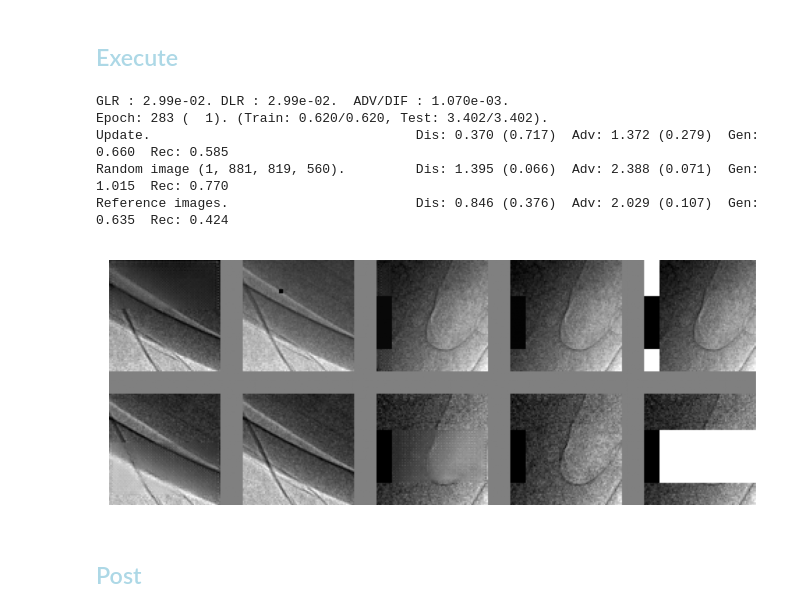
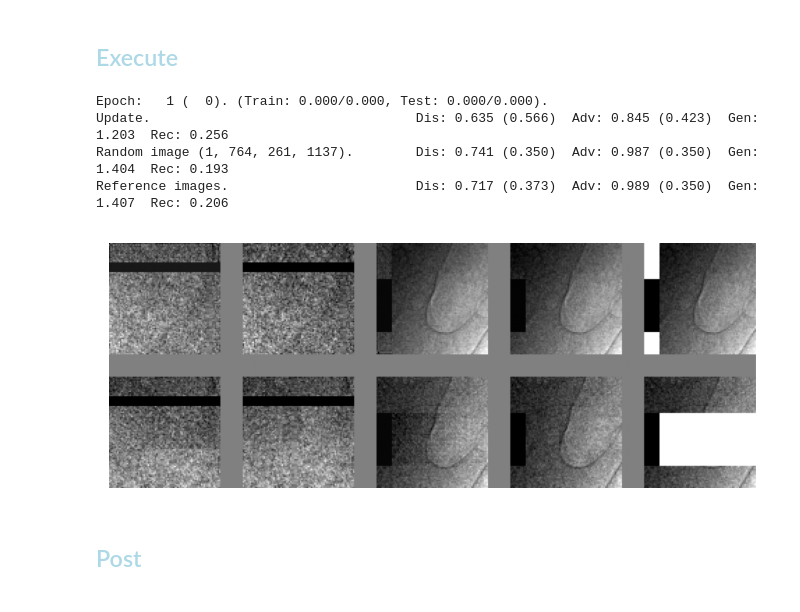
Before and after one commit to antonmx/shiftpatch, a Jupyter notebook: shiftpatch_dj1.ipynb, the cells around one changed output. Saved outputs shown, nothing was run; the diff lists cells and outputs as text; code cells hidden in the pictures.

```diff
--- a/shiftpatch_dj1.ipynb
+++ b/shiftpatch_dj1.ipynb
@@ -27,7 +30,7 @@ sg.TCfg = sg.TCfgClass(
      exec = 1
     ,nofEpochs = None
     ,latentDim = 64
-    ,batchSize = 2**10
+    ,batchSize = 2**8
     ,batchSplit = 2**0
     ,loaderWorkers = 16
     ,labelSmoothFac = 0.1 # For Fake labels (or set to 0.0 for no smoothing).
@@ -57,5 +60,9 @@ sg.showMe(sg.testSet)
 # %% [markdown]
 ## <font style="color:lightblue">Models</font>
+# %%
+sg.batchNormOpt = { #"track_running_stats" : False,
+                    #"momentum" : 0.5,
+                  }
 # %% [markdown]
 ### <font style="color:lightblue">Generator</font>
 # %%
@@ -182,8 +256,7 @@ sg.optimizer_D = sg.createOptimizer(sg.discriminator, sg.TCfg.learningRateD)
 ## Loss
 # %%
 sg.noAdv = False
-#sg.testLoader = sg.createDataLoader(sg.createSubSet(sg.testSet),
-#                                    num_workers=0)
+sg.MSSSIM = ssim.MS_SSIM(data_range=2.0, size_average=False, channel=1, win_size=1)
 #sg.normTestRec, sg.normTestMSE, sg.normTestL1L = sg.summarizeSet(sg.testLoader)[0:3]
 #print(f"{sg.normTestRec:.3e}, {sg.normTestMSE:.3e}, {sg.normTestL1L:.3e}")
 #sg.normRec, sg.normMSE, sg.normL1L = sg.summarizeSet(
@@ -192,8 +265,11 @@ sg.noAdv = False
 #                                                num_workers=sg.TCfg.loaderWorkers))[0:3]
 #print(f"{sg.normRec:.3e}, {sg.normMSE:.3e}, {sg.normL1L:.3e}")
 
-sg.normTestRec, sg.normTestMSE, sg.normTestL1L =  3.185e-03, 3.845e-04, 6.890e-03 # 1.426e-03, 1.832e-04, 4.196e-03
-sg.normRec, sg.normMSE, sg.normL1L = 1.443e-02, 2.267e-03, 1.797e-02 # 8.046e-03, 1.071e-03, 1.226e-02
+#sg.normTestRec, sg.normTestMSE, sg.normTestL1L =  3.185e-03, 3.845e-04, 6.890e-03 # 8.905e-05, 4.314e-04, 7.362e-03
+#sg.normRec, sg.normMSE, sg.normL1L = 1.443e-02, 2.267e-03, 1.797e-02 # 1.170e-04, 1.915e-03, 1.639e-02
+sg.normTestRec, sg.normTestMSE, sg.normTestL1L = 8.905e-05, 3.845e-04, 6.890e-03 # 4.314e-04, 7.362e-03
+sg.normRec, sg.normMSE, sg.normL1L = 1.170e-04, 2.267e-03, 1.797e-02 #1.915e-03, 1.639e-02
+
 
 # SSIM:   bs0 4.463e-02, 1.044e-02 # bsMean 4.503e-02, 1.025e-02 # bs- 4.448e-02, 1.028e-02 # mskMean 4.739e-02, 1.078e-02
 # MSSSIM: bs0 1.431e-02, 3.716e-03 # bsMean 1.443e-02, 3.185e-03 # bs- 1.354e-02, 3.096e-03
@@ -234,6 +310,9 @@ Losses: Rec 9.850e-03, MSE 9.829e-04, L1L 1.590e-02, Dis: 0.888670 (0.385), Adv:
 ## <font style="color:lightblue">Execute</font>
 # %%
 #torch.autograd.set_detect_anomaly(True)
+
+
+
 def adjustScheduler(scheduler, iniLr, target) :
     if scheduler is None :
         return ""
@@ -242,46 +321,47 @@ def adjustScheduler(scheduler, iniLr, target) :
     if gamma < 1 and curLR > target \
     or gamma > 1 and curLR < target :
         scheduler.step()
     return f"LR : {curLR:.2e}. "
 
+#sg.minRecTest, sg.minRecTrain = 1, 1
+sg.trainCyclesDis = 1
 sg.ADV_DIF=1e-2
-sg.trainCyclesDis = 2
-sg.scheduler_G = torch.optim.lr_scheduler.StepLR(sg.optimizer_G, 1, gamma=1-0.01)
-sg.scheduler_D = torch.optim.lr_scheduler.StepLR(sg.optimizer_D, 1, gamma=1-0.01)
+sg.scheduler_G = torch.optim.lr_scheduler.StepLR(sg.optimizer_G, 1, gamma=1-0.001)
+sg.scheduler_D = torch.optim.lr_scheduler.StepLR(sg.optimizer_D, 1, gamma=1-0.001)
 #torch.optim.lr_scheduler.LambdaLR(sg.optimizer_G, lambda epoch: 1).step()
 #torch.optim.lr_scheduler.LambdaLR(sg.optimizer_D, lambda epoch: 1).step()
 def my_beforeReport(_) :
     message = ""
     message += "G" + adjustScheduler(sg.scheduler_G, sg.TCfg.learningRateG, 0.03)
     message += "D" + adjustScheduler(sg.scheduler_D, sg.TCfg.learningRateD, 0.03)
-
     message += f" ADV/DIF : {sg.ADV_DIF:.3e}."
-    sg.ADV_DIF = min(1e-2, sg.ADV_DIF+1e-5)
+    sg.ADV_DIF = max(1e-3, sg.ADV_DIF-1e-5)
+    #message += f" Ampl : {sg.generator.amplitude:.3f}."
+    #sg.generator.amplitude = min(1, sg.generator.amplitude + 0.001)
     with open(f"message_{sg.TCfg.exec}.txt", 'a') as file:
         file.write(message + "\n")
     print(message)
     return
-sg.beforeReport = my_beforeReport
+#sg.beforeReport = my_beforeReport
 
 #sg.TCfg.loaderWorkers = 0 # for debug single threaded
 try :
     sg.train(savedCheckPoint)
 except :
     #del sg.dataLoader
     #del sg.testLoader
     sg.freeGPUmem()
     1/10 # to release Jupyuter memory in the next step
     sg.epoch -= 1
     raise
 
-# Gen noBN; Dis noBN; Dis pair, no masks
+# Gen BN; Dis noBN; Dis pair, FFT, SSIMwin 1
 # %% [output]
-GLR : 2.99e-02. DLR : 2.99e-02.  ADV/DIF : 1.070e-03.
-Epoch: 283 (  1). (Train: 0.620/0.620, Test: 3.402/3.402).
-Update.                                  Dis: 0.370 (0.717)  Adv: 1.372 (0.279)  Gen: 0.660  Rec: 0.585
-Random image (1, 881, 819, 560).         Dis: 1.395 (0.066)  Adv: 2.388 (0.071)  Gen: 1.015  Rec: 0.770
-Reference images.                        Dis: 0.846 (0.376)  Adv: 2.029 (0.107)  Gen: 0.635  Rec: 0.424
+Epoch:   1 (  0). (Train: 0.000/0.000, Test: 0.000/0.000).
+Update.                                  Dis: 0.635 (0.566)  Adv: 0.845 (0.423)  Gen: 1.203  Rec: 0.256
+Random image (1, 764, 261, 1137).        Dis: 0.741 (0.350)  Adv: 0.987 (0.350)  Gen: 1.404  Rec: 0.193
+Reference images.                        Dis: 0.717 (0.373)  Adv: 0.989 (0.350)  Gen: 1.407  Rec: 0.206
-[figure, old version]
+[figure, new version]
 # %% [markdown]
 ## <font style="color:lightblue">Post</font>
 # %%
```
Also changed, not shown: parts of 7 cells of this notebook, 2 other files.
